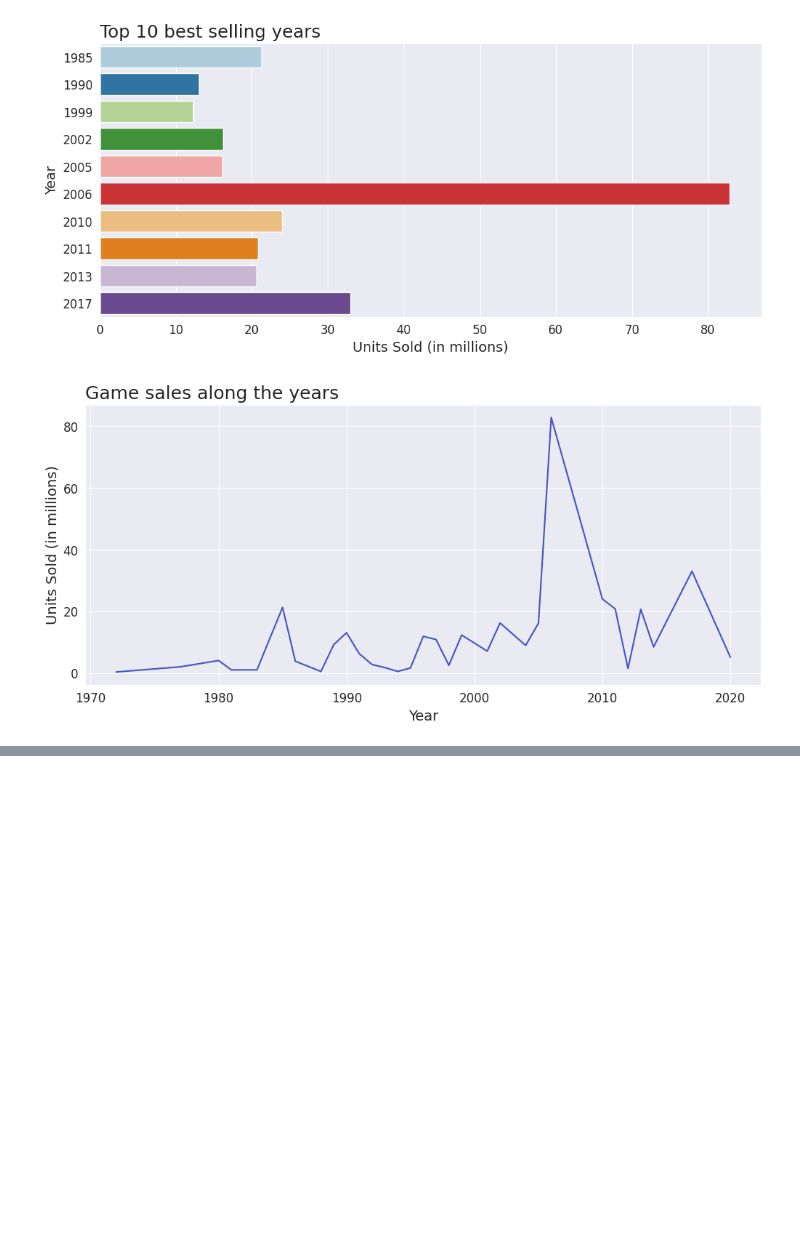
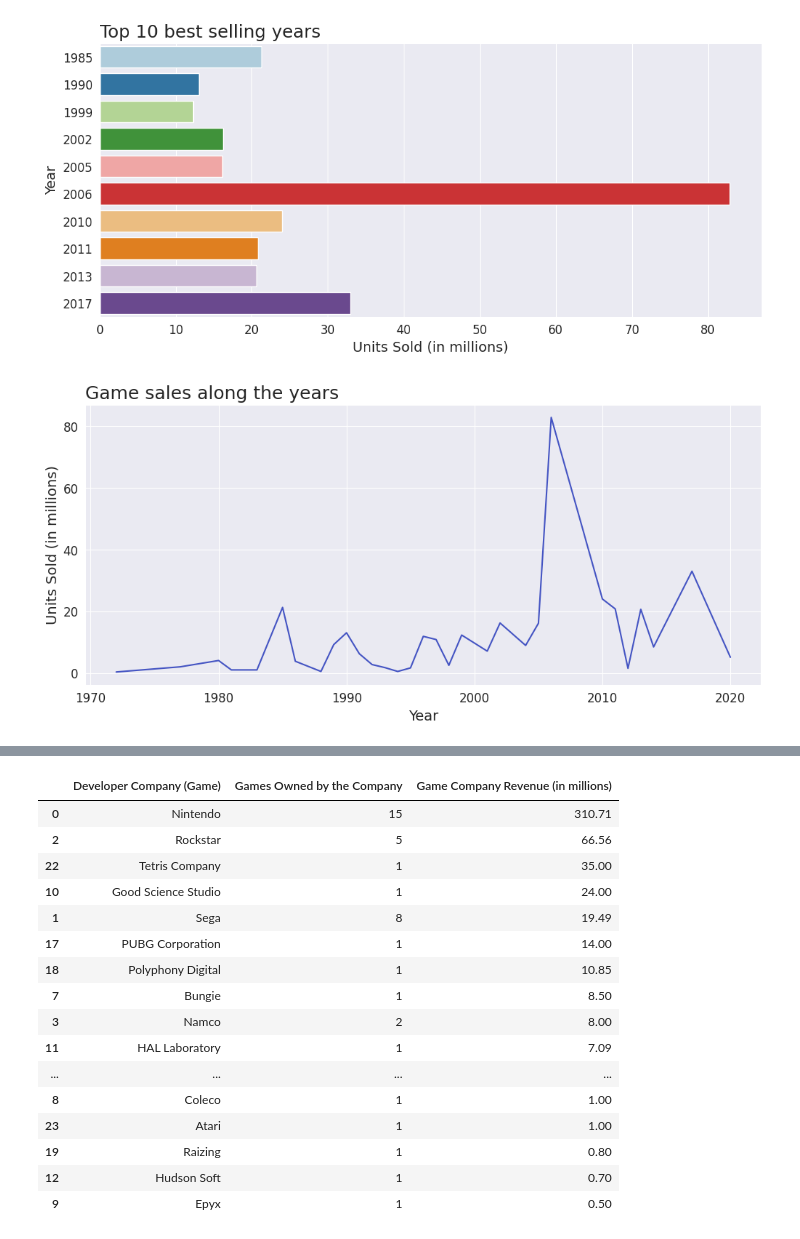
Before and after one commit to danieldorta/Best-Selling-Consoles-and-Their-Best-Selling-Games, a Jupyter notebook: Best selling Games by Console Analysis.ipynb, the cells around one changed output, grey strips where cells are left out. Cells and saved outputs as stored; diff of their text form; code cells hidden in the pictures; blank space fills up the shorter version.

```diff
--- a/Best selling Games by Console Analysis.ipynb
+++ b/Best selling Games by Console Analysis.ipynb
@@ -469,0 +541,23 @@ games = games[['Console', 'Company', 'Most Sold Game','Developer Company (Game)'
+# %%
+company_and_their_games = company_and_their_games.sort_values('Developer Company (Game)')
+company_and_their_games['Game Company Revenue (in millions)'] = [1.0,1.5,8.5,1.0,0.5,24.0,7.09,0.7,6.5,1.0,1.0,1.1,8.0,310.71,14.0,10.85,0.8,66.56,19.49,2.5,1.5,35.0,3.73,2.0]
+company_and_their_games = company_and_their_games.sort_values(by='Game Company Revenue (in millions)', ascending=False)
+company_and_their_games
+# %% [output]
+|  | Developer Company (Game) | Games Owned by the Company | Game Company Revenue (in millions) |
+| 0 | Nintendo | 15 | 310.71 |
+| 2 | Rockstar | 5 | 66.56 |
+| 22 | Tetris Company | 1 | 35.00 |
+| 10 | Good Science Studio | 1 | 24.00 |
+| 1 | Sega | 8 | 19.49 |
+| 17 | PUBG Corporation | 1 | 14.00 |
+| 18 | Polyphony Digital | 1 | 10.85 |
+| 7 | Bungie | 1 | 8.50 |
+| 3 | Namco | 2 | 8.00 |
+| 11 | HAL Laboratory | 1 | 7.09 |
+| ... | ... | ... | ... |
+| 8 | Coleco | 1 | 1.00 |
+| 23 | Atari | 1 | 1.00 |
+| 19 | Raizing | 1 | 0.80 |
+| 12 | Hudson Soft | 1 | 0.70 |
+| 9 | Epyx | 1 | 0.50 |
```
Also changed, not shown: parts of 5 cells of this notebook.
